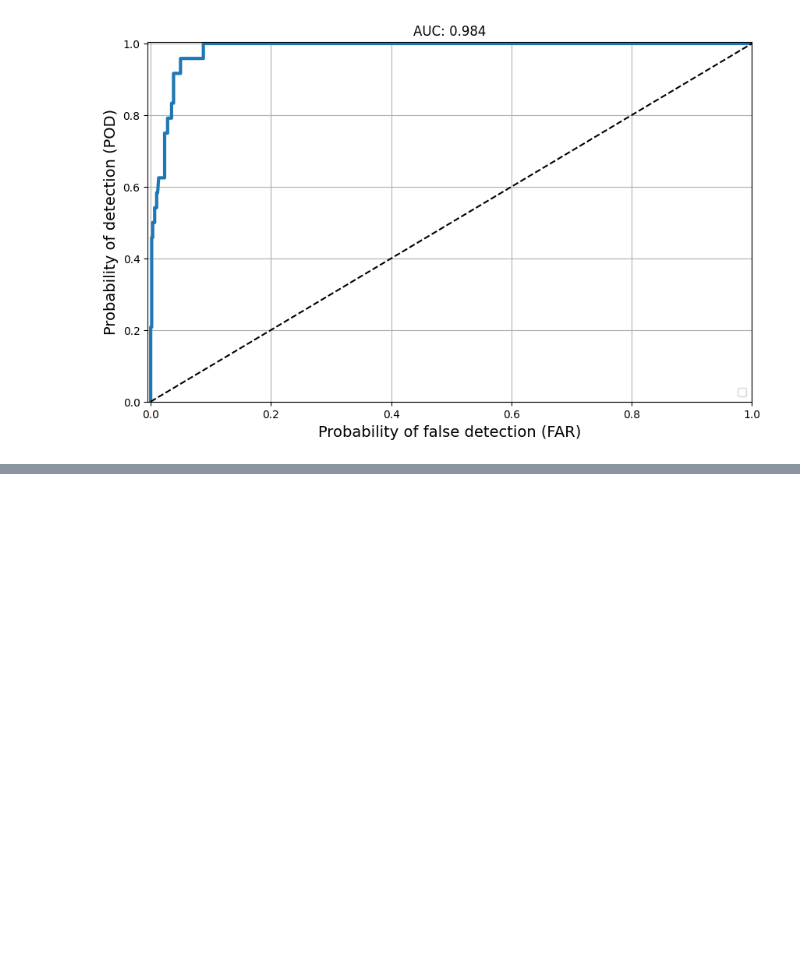
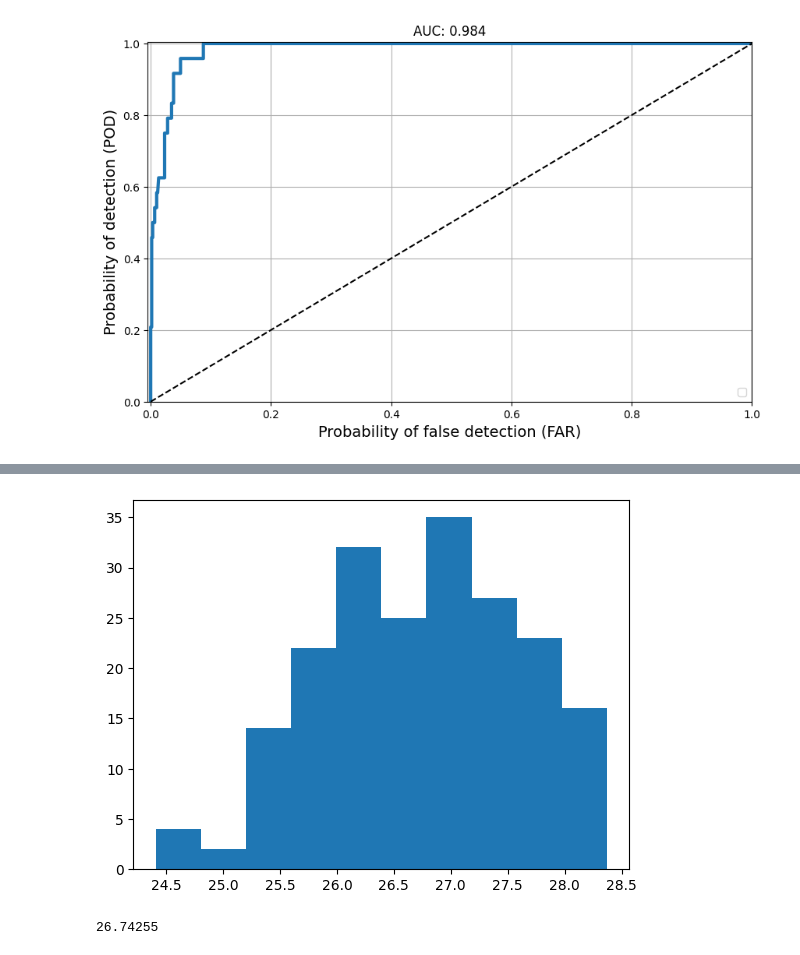
Before and after one commit to mariajmolina/UMDAOSC650, a Jupyter notebook: evaluation.ipynb, the cells around one changed output, grey strips where cells are left out. Cells and saved outputs as stored; diff of their text form; code cells hidden in the pictures; blank space fills up the shorter version.

```diff
--- a/evaluation.ipynb
+++ b/evaluation.ipynb
@@ -726,0 +757,6 @@ Some suggestions below:
+# %%
+# the past population
+plt.hist(past_samples)
+plt.show()
+# %% [output]
+[figure, added]
@@ -726,0 +766,5 @@ Some suggestions below:
+# %%
+# what is the total population mean?
+past_samples.mean()
+# %% [output]
+26.74255
```
Also changed, not shown: parts of 9 cells of this notebook.
